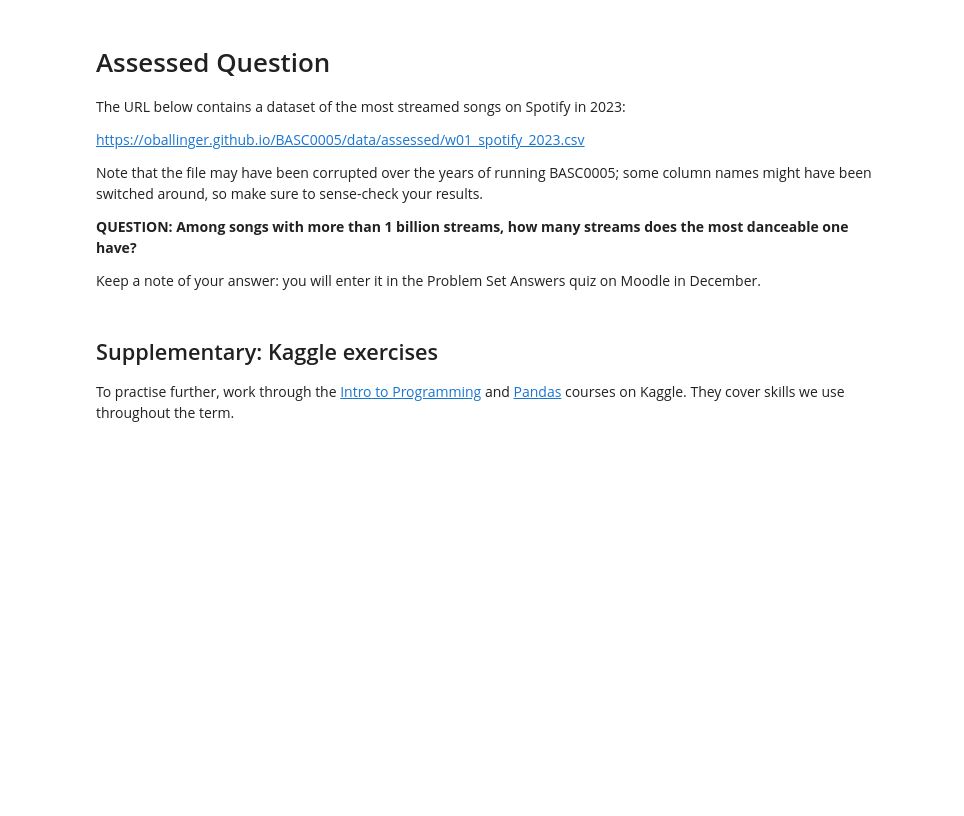
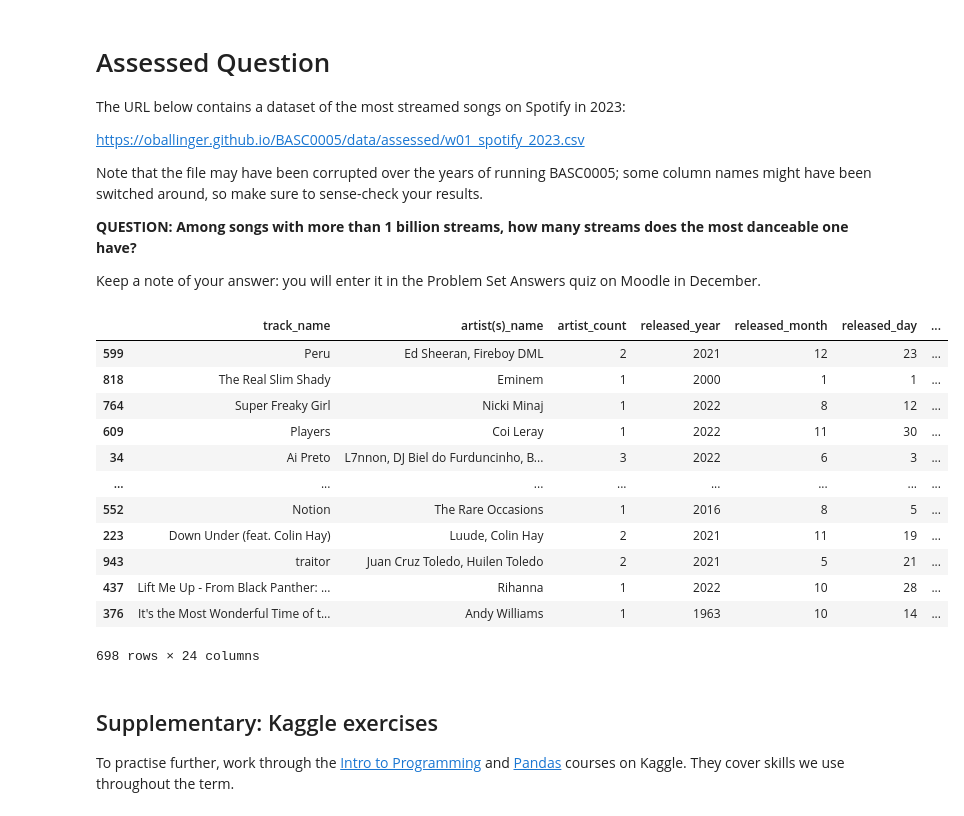
Before and after one commit to lilylee987/QM2, a Jupyter notebook: notebooks/W01. Python Recap.ipynb, the cells around one changed output. Cells and saved outputs as stored; diff of their text form; code cells hidden in the pictures; blank space fills up the shorter version.

```diff
--- a/notebooks/W01. Python Recap.ipynb
+++ b/notebooks/W01. Python Recap.ipynb
@@ -305,7 +305,27 @@ Note that the file may have been corrupted over the years of running BASC0005; s
 
 Keep a note of your answer: you will enter it in the Problem Set Answers quiz on Moodle in December.
 # %%
-# Your code here
+import pandas as pd
+import matplotlib.pyplot as plt
+
+songss = pd.read_csv("https://oballinger.github.io/BASC0005/data/assessed/w01_spotify_2023.csv")
+songss
+
+songss[songss["streams"] > 100].sort_values("danceability_%", ascending=False)
+# %% [output]
+|  | track_name | artist(s)_name | artist_count | released_year | released_month | released_day | ... |
+| 599 | Peru | Ed Sheeran, Fireboy DML | 2 | 2021 | 12 | 23 | ... |
+| 818 | The Real Slim Shady | Eminem | 1 | 2000 | 1 | 1 | ... |
+| 764 | Super Freaky Girl | Nicki Minaj | 1 | 2022 | 8 | 12 | ... |
+| 609 | Players | Coi Leray | 1 | 2022 | 11 | 30 | ... |
+| 34 | Ai Preto | L7nnon, DJ Biel do Furduncinho, B... | 3 | 2022 | 6 | 3 | ... |
+| ... | ... | ... | ... | ... | ... | ... | ... |
+| 552 | Notion | The Rare Occasions | 1 | 2016 | 8 | 5 | ... |
+| 223 | Down Under (feat. Colin Hay) | Luude, Colin Hay | 2 | 2021 | 11 | 19 | ... |
+| 943 | traitor | Juan Cruz Toledo, Huilen Toledo | 2 | 2021 | 5 | 21 | ... |
+| 437 | Lift Me Up - From Black Panther: ... | Rihanna | 1 | 2022 | 10 | 28 | ... |
+| 376 | It's the Most Wonderful Time of t... | Andy Williams | 1 | 1963 | 10 | 14 | ... |
+698 rows × 24 columns
 # %% [markdown]
 ## Supplementary: Kaggle exercises
 
```
